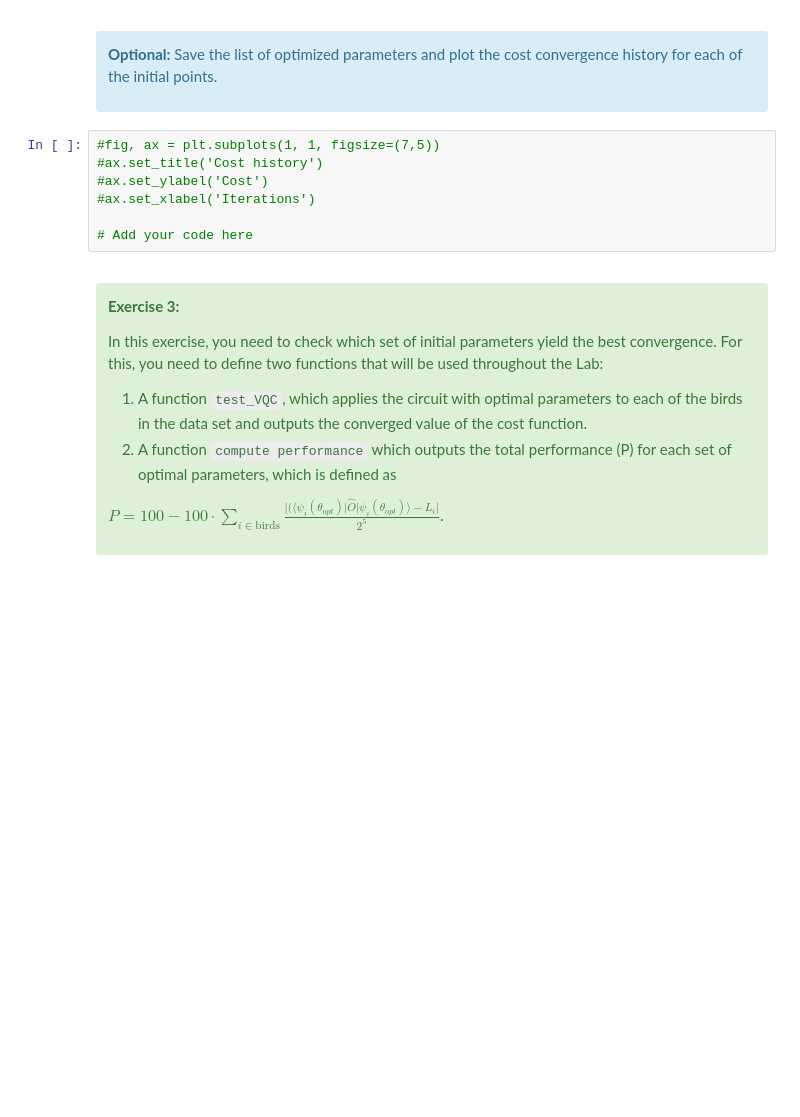
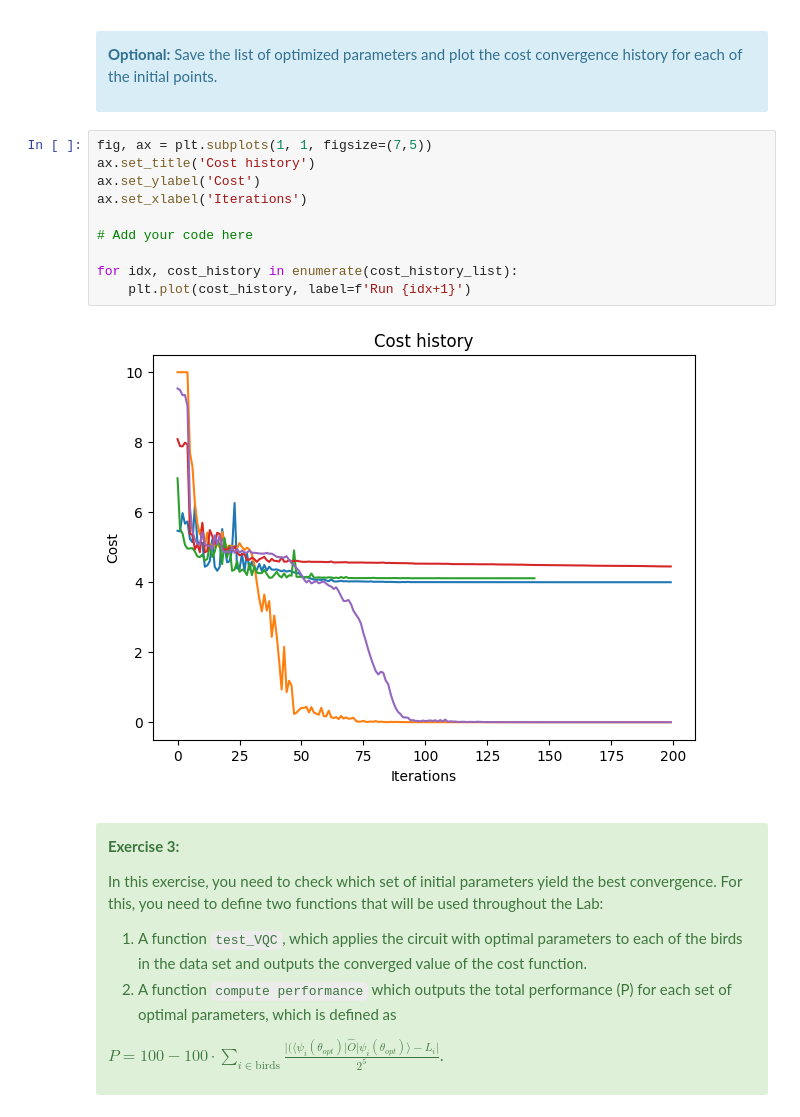
Before and after one commit to Trapti04/Quantum-Computing-basics, a Jupyter notebook: lab_4.ipynb, the cells around one changed output. Saved outputs shown, nothing was run; the diff lists cells and outputs as text; blank space fills up the shorter version.

```diff
--- a/lab_4.ipynb
+++ b/lab_4.ipynb
@@ -420,12 +420,17 @@ Iteration number:  1
 
 </div>
 # %%
-#fig, ax = plt.subplots(1, 1, figsize=(7,5))
-#ax.set_title('Cost history')
-#ax.set_ylabel('Cost')
-#ax.set_xlabel('Iterations')
+fig, ax = plt.subplots(1, 1, figsize=(7,5))
+ax.set_title('Cost history')
+ax.set_ylabel('Cost')
+ax.set_xlabel('Iterations')
 
 # Add your code here
+
+for idx, cost_history in enumerate(cost_history_list):
+    plt.plot(cost_history, label=f'Run {idx+1}')
+# %% [output]
+[figure, added]
 # %% [markdown]
 <a id="exercise3"></a>
 <div class="alert alert-block alert-success">
```
Also changed, not shown: parts of 26 cells of this notebook.
